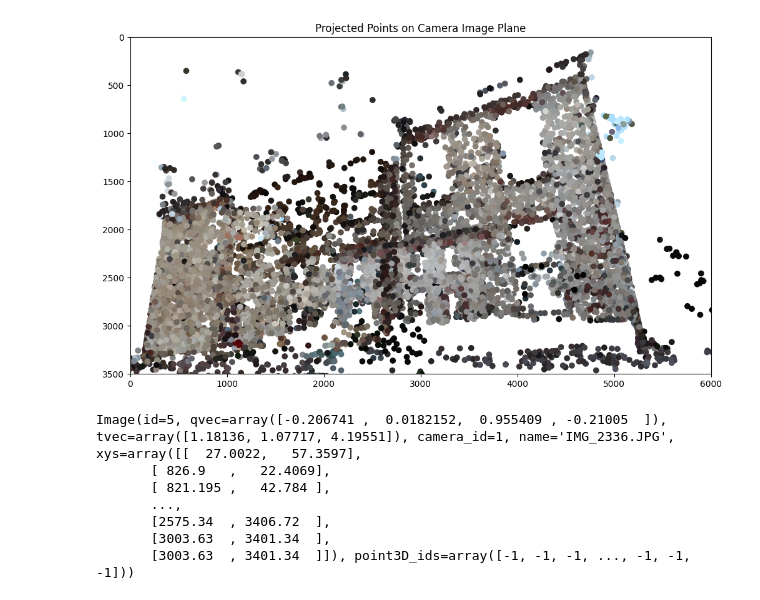
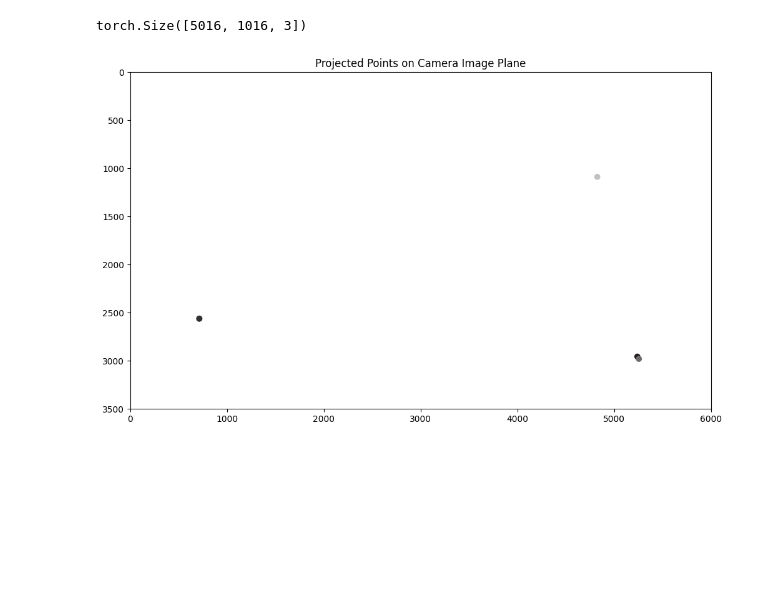
Before and after one commit to dcaustin33/intro_to_gaussian_splatting, a Jupyter notebook: test.ipynb, the cells around one changed output. Drawn from its saved outputs; the diff is of its cells as text; code cells hidden in the pictures; blank space fills up the shorter version.

Commit message:
covariance experimentation

```diff
--- a/test.ipynb
+++ b/test.ipynb
@@ -1,9 +1,11 @@
 # %%
+
 from splat.read_colmap import read_images_text, qvec2rotmat
 from splat.scene import GaussianScene
 import pycolmap
 import torch
 import torch.nn as nn
+import numpy as np
 
 reconstruction = pycolmap.Reconstruction("/Users/derek/Desktop/colmap/gerrard-hall/sparse/0")
 
@@ -19,5 +21,4 @@ for point in points3d.values():
         all_points3d.append(point.xyz)
         all_point_colors.append(point.color / 256)
 
-scene = GaussianScene(torch.Tensor(all_points3d), torch.Tensor(all_point_colors))
-covariances = scene.get_3d_covariance_matrix()
+scene = GaussianScene(torch.Tensor(np.array(all_points3d)[:5]), torch.Tensor(np.array(all_point_colors)))
@@ -24,7 +39,6 @@ covariances = scene.get_3d_covariance_matrix()
 # %%
-
 # project all points to 2d
-from splat.utils import get_intrinsic_matrix, get_extrinsic_matrix, get_points_and_covariance
+from splat.utils import get_intrinsic_matrix, get_extrinsic_matrix
 
 image_num = 14
 
@@ -36,4 +50,4 @@ image_rotation_matrix = qvec2rotmat(image_qvec)
 image_translation = torch.Tensor(image_tvec)
 extrinsic_matrix = get_extrinsic_matrix(image_rotation_matrix, image_translation)
 
-two_dim_points, covariance = get_points_and_covariance(scene.points, covariances, extrinsic_matrix, intrinsic_homogeneous)
+points, z, covariances = scene.get_points_and_covariance(extrinsic_matrix=extrinsic_matrix, intrinsic_matrix=intrinsic_homogeneous)
@@ -41,0 +128,4 @@ torch.Size([22662, 4])
+# %%
+output_scene.shape
+# %% [output]
+torch.Size([5016, 1016, 3])
@@ -42,26 +134,16 @@ torch.Size([22662, 4])
 # %%
 import numpy as np
 import matplotlib.pyplot as plt
-points2d = np.array(two_dim_points.cpu().detach())
+points2d = np.array(points.cpu().detach())
 colors2d = np.array(scene.colors.cpu().detach())
 
 # Plot points
 plt.figure(figsize=(12, 7))
-plt.scatter(points2d[:, 0], points2d[:, 1], c=colors2d)
+plt.scatter(points2d[:, 0], points2d[:, 1], c=colors2d[:5])
 plt.xlim(0, 6000)
 plt.ylim(0, 3500)
 plt.gca().invert_yaxis()  # Invert the y-axis to match the image coordinates
 plt.title('Projected Points on Camera Image Plane')
 plt.show()
 # %% [output]
-[figure, old version]
+[figure, new version]
-# %%
-images[image_num]
-# %% [output]
-Image(id=5, qvec=array([-0.206741 ,  0.0182152,  0.955409 , -0.21005  ]), tvec=array([1.18136, 1.07717, 4.19551]), camera_id=1, name='IMG_2336.JPG', xys=array([[  27.0022,   57.3597],
-       [ 826.9   ,   22.4069],
-       [ 821.195 ,   42.784 ],
-       ...,
-       [2575.34  , 3406.72  ],
-       [3003.63  , 3401.34  ],
-       [3003.63  , 3401.34  ]]), point3D_ids=array([-1, -1, -1, ..., -1, -1, -1]))
```
Also changed, not shown: parts of 10 cells of this notebook, 5 other files.
